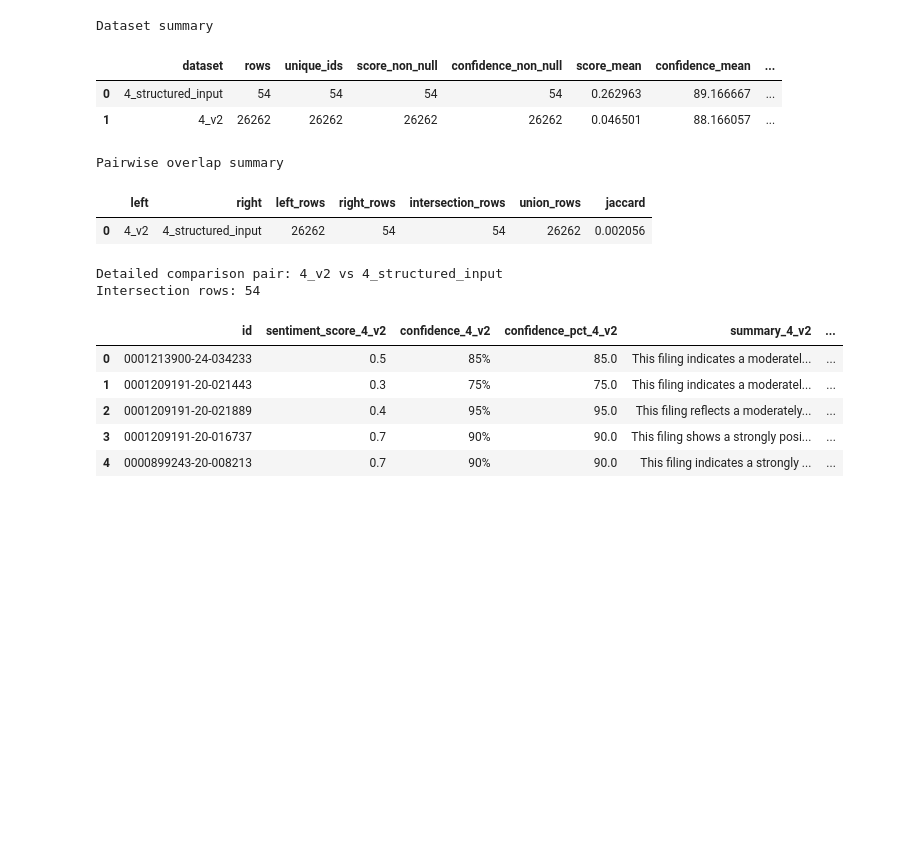
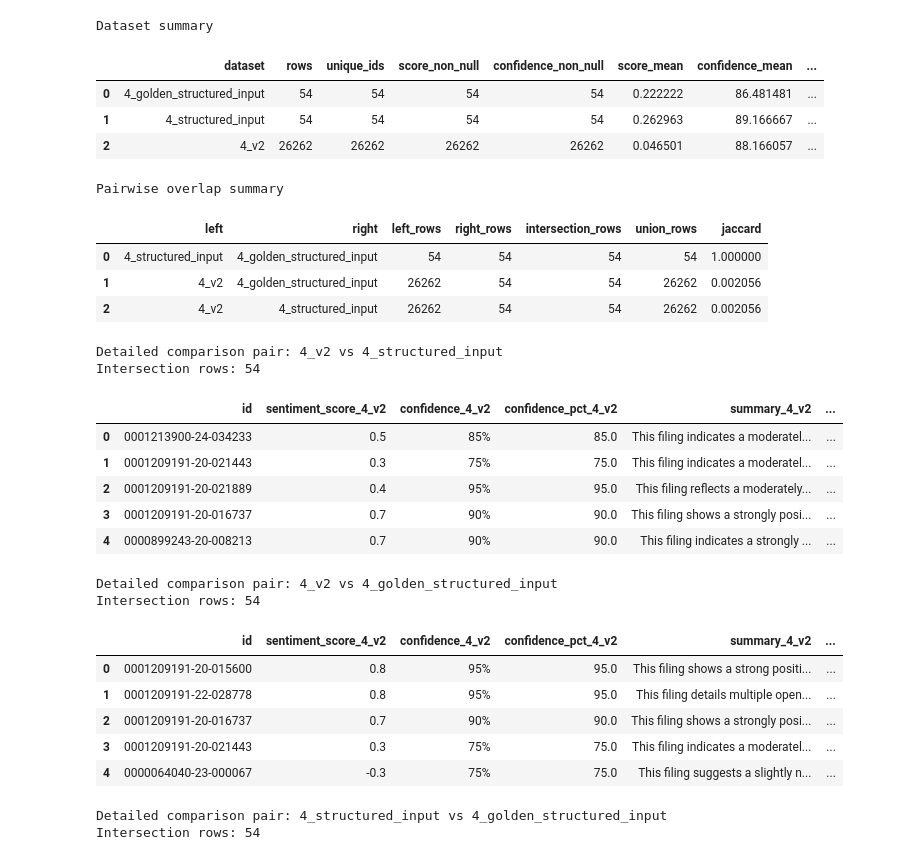
Before and after one commit to WuHaohai06/2026_aqumon_capstone_project, a Jupyter notebook: compare_results.ipynb, the cells around one changed output. Cells and saved outputs as stored; diff of their text form; code cells hidden in the pictures; blank space fills up the shorter version.

```diff
--- a/compare_results.ipynb
+++ b/compare_results.ipynb
@@ -36,9 +37,14 @@ BASE_DIR = Path(r"D:\AQUMON\data\results\4")
 RESULT_FILES = {
     "4_v2": BASE_DIR / "4_v2" / "sentiment_results.parquet",
     "4_structured_input": BASE_DIR / "4_structured_input" / "sentiment_results.parquet",
+    "4_golden_structured_input": BASE_DIR / "4_golden_structured_input" / "sentiment_results.parquet",
 }
 
-PAIR_TO_COMPARE = ("4_v2", "4_structured_input")
+PAIRS_TO_COMPARE = [
+    ("4_v2", "4_structured_input"),
+    ("4_v2", "4_golden_structured_input"),
+    ("4_structured_input", "4_golden_structured_input"),
+]
 TOP_N_DIFFS = 20
 # %%
 def confidence_to_float(value):
@@ -136,40 +142,45 @@ def compare_pair(result_tables: dict[str, pd.DataFrame], left_name: str, right_n
 
     merged = left.merge(
         right,
         on="id",
         how="inner",
         suffixes=(f"_{left_name}", f"_{right_name}"),
     )
 
     merged["sentiment_score_diff"] = merged[f"sentiment_score_{right_name}"] - merged[f"sentiment_score_{left_name}"]
     merged["sentiment_score_abs_diff"] = merged["sentiment_score_diff"].abs()
     merged["confidence_pct_diff"] = merged[f"confidence_pct_{right_name}"] - merged[f"confidence_pct_{left_name}"]
     merged["confidence_pct_abs_diff"] = merged["confidence_pct_diff"].abs()
     return merged.sort_values(["sentiment_score_abs_diff", "confidence_pct_abs_diff"], ascending=False).reset_index(drop=True)
 
 
 result_tables = load_all_results(RESULT_FILES)
 dataset_summary = build_dataset_summary(result_tables)
 pairwise_overlap_summary = build_pairwise_overlap_summary(result_tables)
-comparison_df = compare_pair(result_tables, *PAIR_TO_COMPARE)
+comparison_tables = {pair: compare_pair(result_tables, *pair) for pair in PAIRS_TO_COMPARE}
 
 print("Dataset summary")
 display(dataset_summary)
 
 print("Pairwise overlap summary")
 display(pairwise_overlap_summary)
 
-print(f"Detailed comparison pair: {PAIR_TO_COMPARE[0]} vs {PAIR_TO_COMPARE[1]}")
-print(f"Intersection rows: {len(comparison_df)}")
-display(comparison_df.head())
+for left_name, right_name in PAIRS_TO_COMPARE:
+    pair_df = comparison_tables[(left_name, right_name)]
+    print(f"Detailed comparison pair: {left_name} vs {right_name}")
+    print(f"Intersection rows: {len(pair_df)}")
+    display(pair_df.head())
 # %% [output]
 Dataset summary
 |  | dataset | rows | unique_ids | score_non_null | confidence_non_null | score_mean | confidence_mean | ... |
-| 0 | 4_structured_input | 54 | 54 | 54 | 54 | 0.262963 | 89.166667 | ... |
-| 1 | 4_v2 | 26262 | 26262 | 26262 | 26262 | 0.046501 | 88.166057 | ... |
+| 0 | 4_golden_structured_input | 54 | 54 | 54 | 54 | 0.222222 | 86.481481 | ... |
+| 1 | 4_structured_input | 54 | 54 | 54 | 54 | 0.262963 | 89.166667 | ... |
+| 2 | 4_v2 | 26262 | 26262 | 26262 | 26262 | 0.046501 | 88.166057 | ... |
 Pairwise overlap summary
 |  | left | right | left_rows | right_rows | intersection_rows | union_rows | jaccard |
-| 0 | 4_v2 | 4_structured_input | 26262 | 54 | 54 | 26262 | 0.002056 |
+| 0 | 4_structured_input | 4_golden_structured_input | 54 | 54 | 54 | 54 | 1.000000 |
+| 1 | 4_v2 | 4_golden_structured_input | 26262 | 54 | 54 | 26262 | 0.002056 |
+| 2 | 4_v2 | 4_structured_input | 26262 | 54 | 54 | 26262 | 0.002056 |
 Detailed comparison pair: 4_v2 vs 4_structured_input
 Intersection rows: 54
 |  | id | sentiment_score_4_v2 | confidence_4_v2 | confidence_pct_4_v2 | summary_4_v2 | ... |
@@ -178,3 +189,13 @@ Intersection rows: 54
 | 2 | 0001209191-20-021889 | 0.4 | 95% | 95.0 | This filing reflects a moderately... | ... |
 | 3 | 0001209191-20-016737 | 0.7 | 90% | 90.0 | This filing shows a strongly posi... | ... |
 | 4 | 0000899243-20-008213 | 0.7 | 90% | 90.0 | This filing indicates a strongly ... | ... |
+Detailed comparison pair: 4_v2 vs 4_golden_structured_input
+Intersection rows: 54
+|  | id | sentiment_score_4_v2 | confidence_4_v2 | confidence_pct_4_v2 | summary_4_v2 | ... |
+| 0 | 0001209191-20-015600 | 0.8 | 95% | 95.0 | This filing shows a strong positi... | ... |
+| 1 | 0001209191-22-028778 | 0.8 | 95% | 95.0 | This filing details multiple open... | ... |
+| 2 | 0001209191-20-016737 | 0.7 | 90% | 90.0 | This filing shows a strongly posi... | ... |
+| 3 | 0001209191-20-021443 | 0.3 | 75% | 75.0 | This filing indicates a moderatel... | ... |
+| 4 | 0000064040-23-000067 | -0.3 | 75% | 75.0 | This filing suggests a slightly n... | ... |
+Detailed comparison pair: 4_structured_input vs 4_golden_structured_input
+Intersection rows: 54
```
Also changed, not shown: parts of 5 cells of this notebook, 7 other files.
